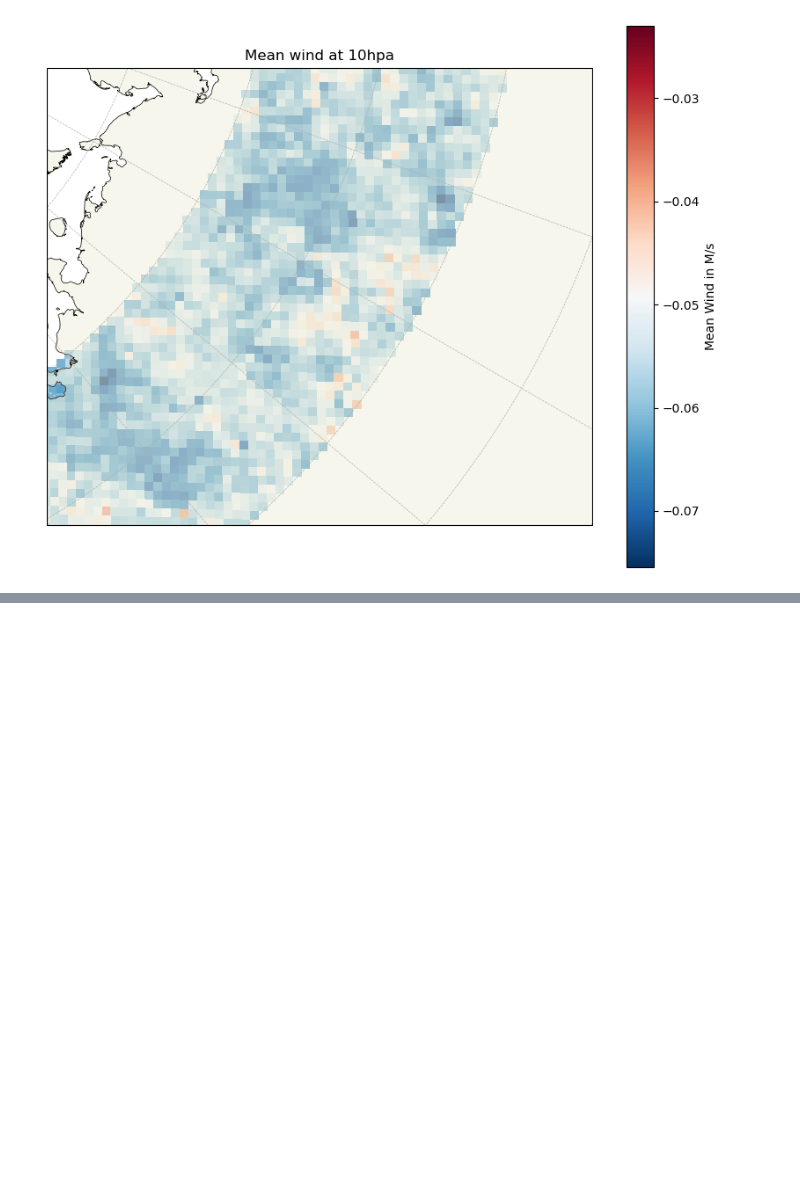
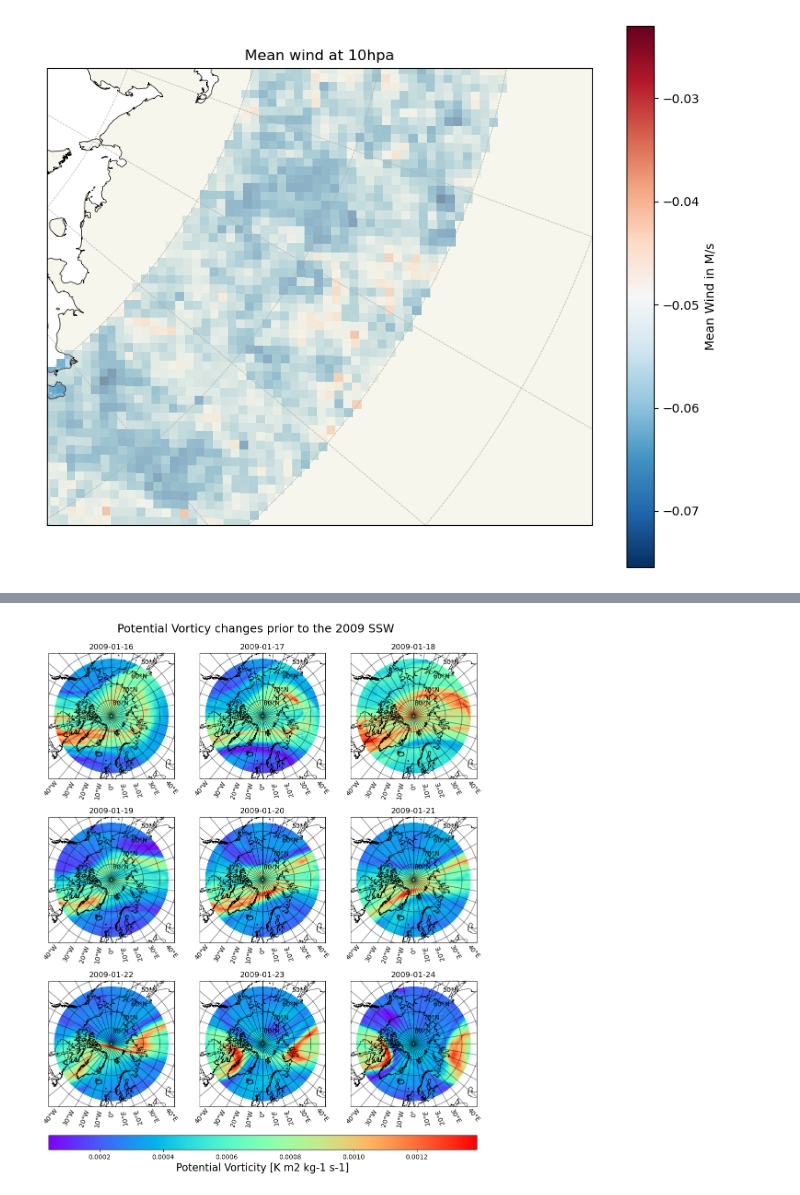
Before and after one commit to jonyjesus18/final-year-proj, a Jupyter notebook: data_plotting_cartopy.ipynb, the cells around one changed output, grey strips where cells are left out. Cells and saved outputs as stored; diff of their text form; code cells hidden in the pictures; blank space fills up the shorter version.

```diff
--- a/data_plotting_cartopy.ipynb
+++ b/data_plotting_cartopy.ipynb
@@ -319,0 +183,60 @@ plt.colorbar(label='Mean Wind in M/s')
+# %%
+%matplotlib inline
+import numpy as np
+import matplotlib.pyplot as plt
+import cartopy.crs as ccrs
+from cartopy.mpl.gridliner import LONGITUDE_FORMATTER, LATITUDE_FORMATTER
+
+days = 9
+dates = get_day_array(date_string="2009-01-26",days=days)
+
+grid = map_grid(grid_size=None, source='era5_online')
+
+def plot_wind_data(dates, grid):
+    fig, axs = plt.subplots(3, 3, figsize=(12, 16), subplot_kw={'projection': ccrs.NorthPolarStereo()})
+    axs = axs.ravel()
+
+    for i, ax in enumerate(axs):
+        data = np.load(f'/Users/joaojesus/Desktop/final_year_proj/pre_processed_era5_online/COMPRESSED/POTENTIAL_VORTICITY/{dates[i]}.npz')['arr_0']
+        ax.coastlines(resolution='10m', linewidth=0.5)
+        gl = ax.gridlines(crs=ccrs.PlateCarree(), draw_labels=True,
+                          linewidth=1, color='black', alpha=0.5, linestyle='-')
+        gl.xlocator = plt.FixedLocator(np.arange(-180, 181, 10))
+        gl.ylocator = plt.FixedLocator(np.arange(50, 91, 10))
+
+        gl.top_labels = False
+        gl.left_labels = False
+        gl.right_labels = False
+        gl.xformatter = LONGITUDE_FORMATTER
+        gl.yformatter = LATITUDE_FORMATTER
+
+        # ax.contourf(grid.grid_[0], grid.grid_[1], data, levels=8, cmap='rainbow', transform=ccrs.PlateCarree())
+        ax.pcolormesh(grid.grid_[0], grid.grid_[1], data, cmap='rainbow', transform=ccrs.PlateCarree())
+
+        ax.set_title(dates[i])
+
+    fig.subplots_adjust(wspace=0.20, hspace=0.30)
+    fig.suptitle('Potential Vorticy changes prior to the 2009 SSW', fontsize=18, y=0.92)
+
+    # cbar = fig.colorbar(axs[-1].contourf(grid.grid_[0], grid.grid_[1], data, levels=8, cmap='rainbow',
+    #         transform=ccrs.PlateCarree()),
+    #         ax=axs.tolist(),
+    #         location='bottom',
+    #         aspect= 30,
+    #         pad=0.05)
+
+    cbar = fig.colorbar(axs[-1].pcolormesh(grid.grid_[0], grid.grid_[1], data, cmap='rainbow',
+            transform=ccrs.PlateCarree()),
+            ax=axs.tolist(),
+            location='bottom',
+            aspect= 30,
+            pad=0.05)
+
+    cbar.set_label('Potential Vorticity [K m2 kg-1 s-1]', fontsize=16)
+    plt.show()
+
+dates = get_day_array(date_string="2009-01-25", days=9)
+grid = map_grid(grid_size=None, source='era5_online')
+plot_wind_data(dates, grid)
+# %% [output]
+[figure, added]
```
Also changed, not shown: parts of 5 cells of this notebook, 6 other files.
